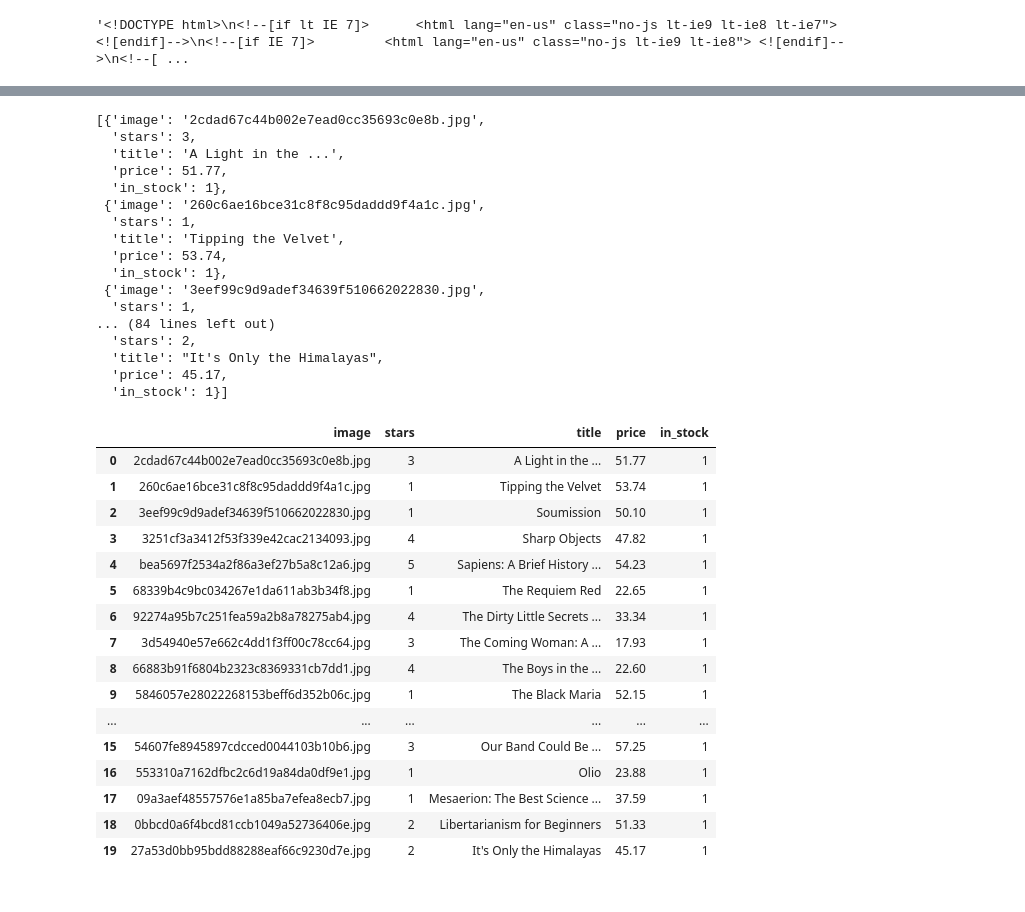
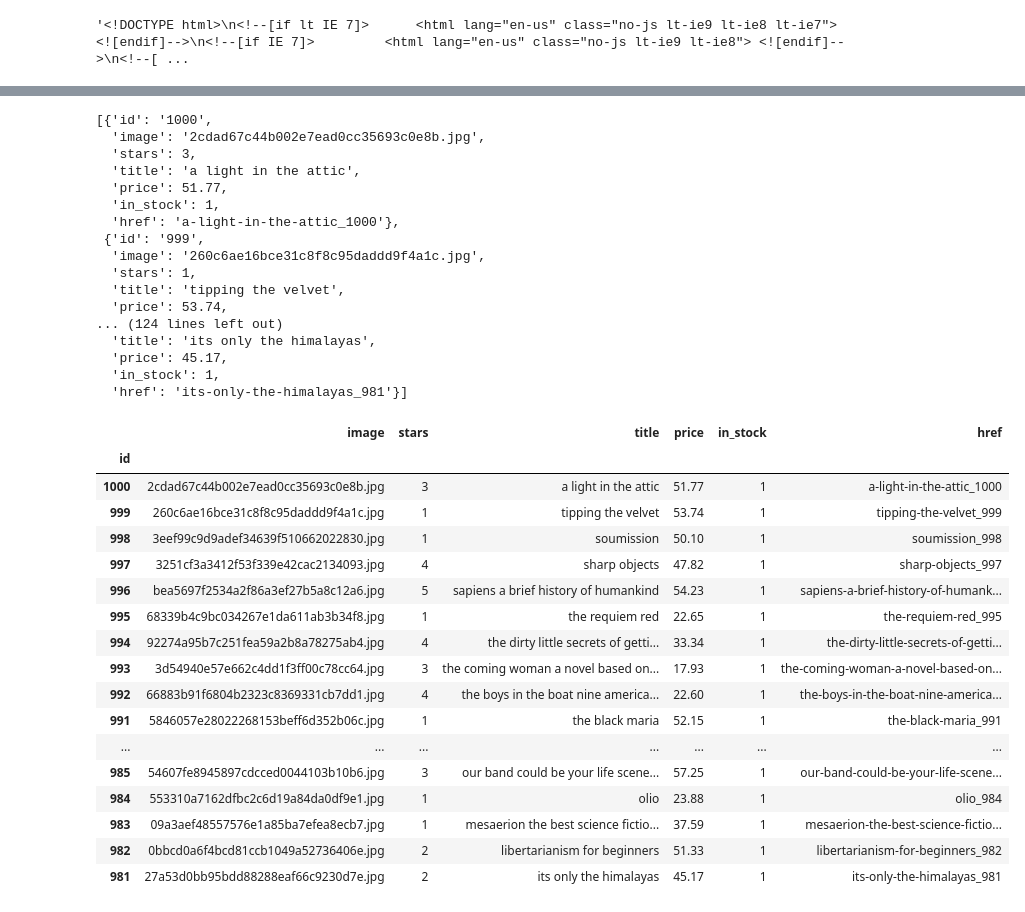
Before and after one commit to alSheiye5h/Amazon-Sales-Dataset, a Jupyter notebook: 00_apply.ipynb, the cells around one changed output, grey strips where cells are left out. Saved outputs shown, nothing was run; the diff lists cells and outputs as text; code cells hidden in the pictures.

```diff
--- a/00_apply.ipynb
+++ b/00_apply.ipynb
@@ -44,58 +44,64 @@ products
 
 products_list = []
 for product in products:
+    idx = product.find(class_='image_container').a.get('href').split('/')[1].split('_')[1]
     image = product.find('img').get('src').split('/')[-1]
     stars = get_stars([r for r in product.find(class_='star-rating').get("class") if r != 'star-rating'][0])
-    title = product.find('h3').a.text
+    title = product.find(class_='image_container').a.get('href').split('/')[1].split('_')[0].replace('-', ' ')
+    # href = product.find(class_='image_container').a.get('href').split('/')[1]
+    href = f"{title.replace(' ', '-')}_{idx}"
     price = float(product.find(class_="price_color").text[2:])
     in_stock = 0
     if [1 for r in product.find(class_="instock availability").i.get('class') if r == 'icon-ok'][0] == 1 : in_stock = 1
     data = {
+        "id": idx,
         "image": image,
         "stars": stars,
         "title": title,
         "price": price,
-        "in_stock": in_stock
+        "in_stock": in_stock,
+        "href": href
     }
     products_list.append(data)
 products_list
 # %% [output]
-[{'image': '2cdad67c44b002e7ead0cc35693c0e8b.jpg',
+[{'id': '1000',
+  'image': '2cdad67c44b002e7ead0cc35693c0e8b.jpg',
   'stars': 3,
-  'title': 'A Light in the ...',
+  'title': 'a light in the attic',
   'price': 51.77,
-  'in_stock': 1},
- {'image': '260c6ae16bce31c8f8c95daddd9f4a1c.jpg',
+  'in_stock': 1,
+  'href': 'a-light-in-the-attic_1000'},
+ {'id': '999',
+  'image': '260c6ae16bce31c8f8c95daddd9f4a1c.jpg',
   'stars': 1,
-  'title': 'Tipping the Velvet',
+  'title': 'tipping the velvet',
   'price': 53.74,
-  'in_stock': 1},
- {'image': '3eef99c9d9adef34639f510662022830.jpg',
-  'stars': 1,
-... (84 lines left out)
-  'stars': 2,
-  'title': "It's Only the Himalayas",
+... (124 lines left out)
+  'title': 'its only the himalayas',
   'price': 45.17,
-  'in_stock': 1}]
+  'in_stock': 1,
+  'href': 'its-only-the-himalayas_981'}]
 # %%
-columns = ["image", "stars", "title", "price", "in_stock"]
-products_data = pd.DataFrame(products_list, columns=columns)
+columns = ["id", "image", "stars", "title", "price", "in_stock", "href"]
+products_data = pd.DataFrame(products_list, columns=columns).set_index('id')
 products_data
 # %% [output]
-|  | image | stars | title | price | in_stock |
-| 0 | 2cdad67c44b002e7ead0cc35693c0e8b.jpg | 3 | A Light in the ... | 51.77 | 1 |
-| 1 | 260c6ae16bce31c8f8c95daddd9f4a1c.jpg | 1 | Tipping the Velvet | 53.74 | 1 |
-| 2 | 3eef99c9d9adef34639f510662022830.jpg | 1 | Soumission | 50.10 | 1 |
-| 3 | 3251cf3a3412f53f339e42cac2134093.jpg | 4 | Sharp Objects | 47.82 | 1 |
-| 4 | bea5697f2534a2f86a3ef27b5a8c12a6.jpg | 5 | Sapiens: A Brief History ... | 54.23 | 1 |
-| 5 | 68339b4c9bc034267e1da611ab3b34f8.jpg | 1 | The Requiem Red | 22.65 | 1 |
-| 6 | 92274a95b7c251fea59a2b8a78275ab4.jpg | 4 | The Dirty Little Secrets ... | 33.34 | 1 |
-| 7 | 3d54940e57e662c4dd1f3ff00c78cc64.jpg | 3 | The Coming Woman: A ... | 17.93 | 1 |
-| 8 | 66883b91f6804b2323c8369331cb7dd1.jpg | 4 | The Boys in the ... | 22.60 | 1 |
-| 9 | 5846057e28022268153beff6d352b06c.jpg | 1 | The Black Maria | 52.15 | 1 |
-| ... | ... | ... | ... | ... | ... |
-| 15 | 54607fe8945897cdcced0044103b10b6.jpg | 3 | Our Band Could Be ... | 57.25 | 1 |
-| 16 | 553310a7162dfbc2c6d19a84da0df9e1.jpg | 1 | Olio | 23.88 | 1 |
-| 17 | 09a3aef48557576e1a85ba7efea8ecb7.jpg | 1 | Mesaerion: The Best Science ... | 37.59 | 1 |
-| 18 | 0bbcd0a6f4bcd81ccb1049a52736406e.jpg | 2 | Libertarianism for Beginners | 51.33 | 1 |
-| 19 | 27a53d0bb95bdd88288eaf66c9230d7e.jpg | 2 | It's Only the Himalayas | 45.17 | 1 |
+|  | image | stars | title | price | in_stock | href |
+| id |  |  |  |  |  |  |
+| 1000 | 2cdad67c44b002e7ead0cc35693c0e8b.jpg | 3 | a light in the attic | 51.77 | 1 | a-light-in-the-attic_1000 |
+| 999 | 260c6ae16bce31c8f8c95daddd9f4a1c.jpg | 1 | tipping the velvet | 53.74 | 1 | tipping-the-velvet_999 |
+| 998 | 3eef99c9d9adef34639f510662022830.jpg | 1 | soumission | 50.10 | 1 | soumission_998 |
+| 997 | 3251cf3a3412f53f339e42cac2134093.jpg | 4 | sharp objects | 47.82 | 1 | sharp-objects_997 |
+| 996 | bea5697f2534a2f86a3ef27b5a8c12a6.jpg | 5 | sapiens a brief history of humankind | 54.23 | 1 | sapiens-a-brief-history-of-humank... |
+| 995 | 68339b4c9bc034267e1da611ab3b34f8.jpg | 1 | the requiem red | 22.65 | 1 | the-requiem-red_995 |
+| 994 | 92274a95b7c251fea59a2b8a78275ab4.jpg | 4 | the dirty little secrets of getti... | 33.34 | 1 | the-dirty-little-secrets-of-getti... |
+| 993 | 3d54940e57e662c4dd1f3ff00c78cc64.jpg | 3 | the coming woman a novel based on... | 17.93 | 1 | the-coming-woman-a-novel-based-on... |
+| 992 | 66883b91f6804b2323c8369331cb7dd1.jpg | 4 | the boys in the boat nine america... | 22.60 | 1 | the-boys-in-the-boat-nine-america... |
+| 991 | 5846057e28022268153beff6d352b06c.jpg | 1 | the black maria | 52.15 | 1 | the-black-maria_991 |
+| ... | ... | ... | ... | ... | ... | ... |
+| 985 | 54607fe8945897cdcced0044103b10b6.jpg | 3 | our band could be your life scene... | 57.25 | 1 | our-band-could-be-your-life-scene... |
+| 984 | 553310a7162dfbc2c6d19a84da0df9e1.jpg | 1 | olio | 23.88 | 1 | olio_984 |
+| 983 | 09a3aef48557576e1a85ba7efea8ecb7.jpg | 1 | mesaerion the best science fictio... | 37.59 | 1 | mesaerion-the-best-science-fictio... |
+| 982 | 0bbcd0a6f4bcd81ccb1049a52736406e.jpg | 2 | libertarianism for beginners | 51.33 | 1 | libertarianism-for-beginners_982 |
+| 981 | 27a53d0bb95bdd88288eaf66c9230d7e.jpg | 2 | its only the himalayas | 45.17 | 1 | its-only-the-himalayas_981 |
```
Also changed, not shown: parts of 2 cells of this notebook, 1 other file.
